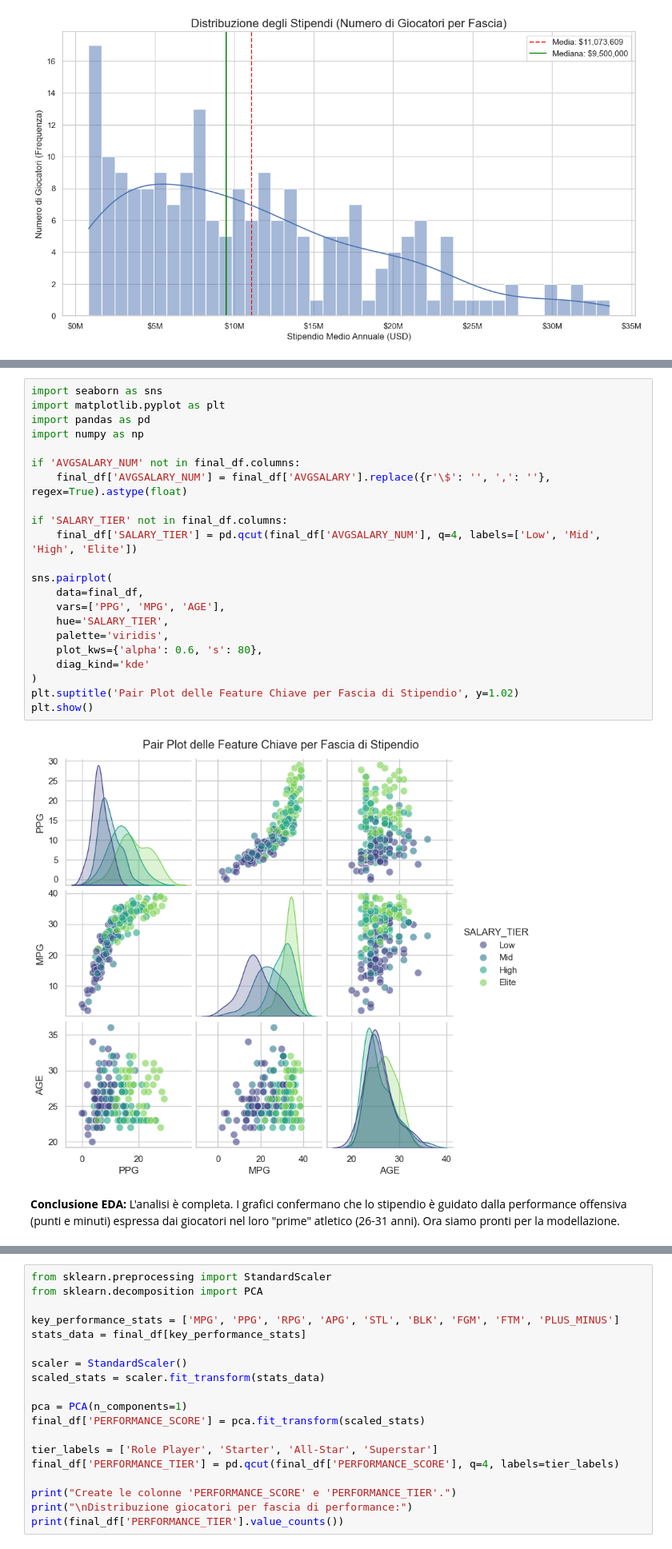
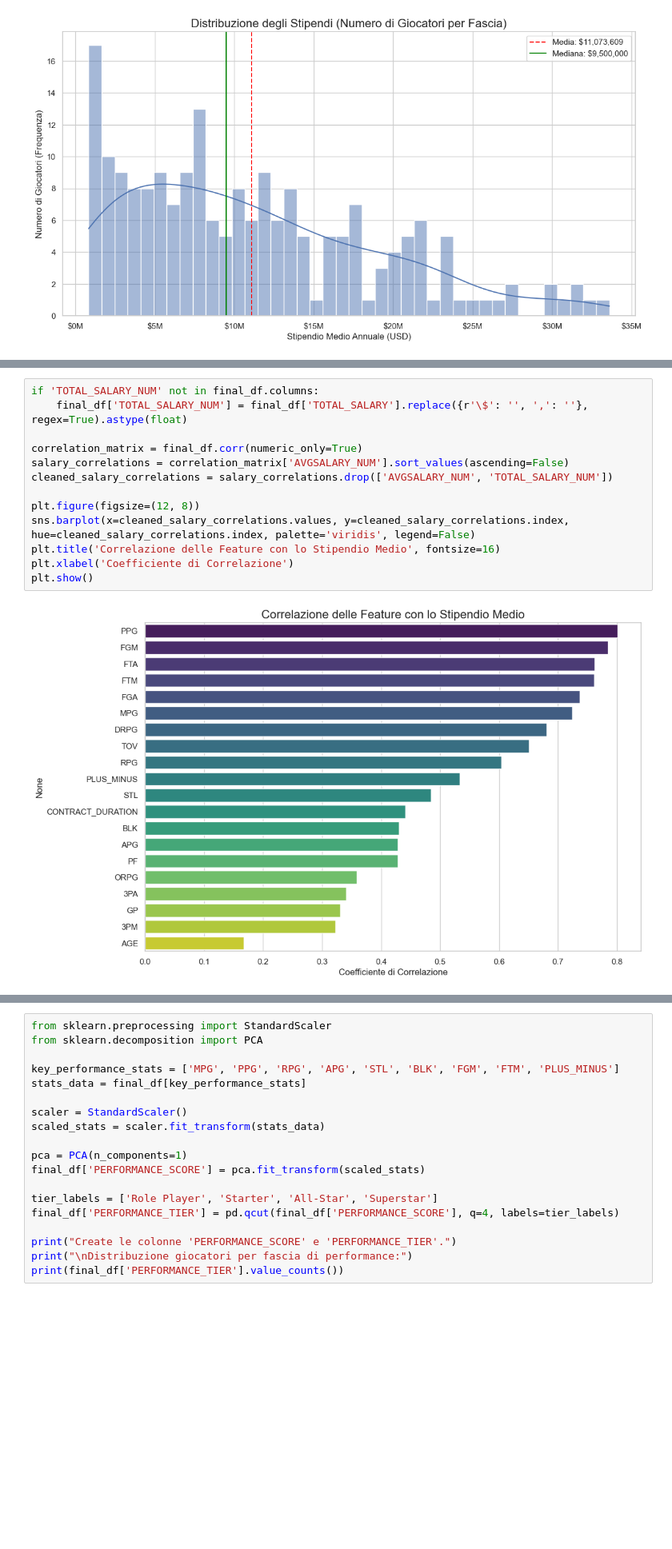
Before and after one commit to alessiobifulco/NBA-Salary-Prediction, a Jupyter notebook: notebook/project.ipynb, the cells around one changed output, grey strips where cells are left out. Shown at 80% size. Drawn from its saved outputs; the diff is of its cells as text; blank space fills up the shorter version.

```diff
--- a/notebook/project.ipynb
+++ b/notebook/project.ipynb
@@ -263,26 +211,15 @@ Useremo un `pairplot` per visualizzare simultaneamente le relazioni e le distrib
-# %%
-import seaborn as sns
-import matplotlib.pyplot as plt
-import pandas as pd
-import numpy as np
-
-if 'AVGSALARY_NUM' not in final_df.columns:
-    final_df['AVGSALARY_NUM'] = final_df['AVGSALARY'].replace({r'\$': '', ',': ''}, regex=True).astype(float)
-
-if 'SALARY_TIER' not in final_df.columns:
-    final_df['SALARY_TIER'] = pd.qcut(final_df['AVGSALARY_NUM'], q=4, labels=['Low', 'Mid', 'High', 'Elite'])
-
-sns.pairplot(
-    data=final_df,
-    vars=['PPG', 'MPG', 'AGE'],
-    hue='SALARY_TIER',
-    palette='viridis',
-    plot_kws={'alpha': 0.6, 's': 80},
-    diag_kind='kde'
-)
-plt.suptitle('Pair Plot delle Feature Chiave per Fascia di Stipendio', y=1.02)
-plt.show()
-# %% [output]
-[figure, removed]
-# %% [markdown]
-**Conclusione EDA:** L'analisi è completa. I grafici confermano che lo stipendio è guidato dalla performance offensiva (punti e minuti) espressa dai giocatori nel loro "prime" atletico (26-31 anni). Ora siamo pronti per la modellazione.
+# %%
+if 'TOTAL_SALARY_NUM' not in final_df.columns:
+    final_df['TOTAL_SALARY_NUM'] = final_df['TOTAL_SALARY'].replace({r'\$': '', ',': ''}, regex=True).astype(float)
+
+correlation_matrix = final_df.corr(numeric_only=True)
+salary_correlations = correlation_matrix['AVGSALARY_NUM'].sort_values(ascending=False)
+cleaned_salary_correlations = salary_correlations.drop(['AVGSALARY_NUM', 'TOTAL_SALARY_NUM'])
+
+plt.figure(figsize=(12, 8))
+sns.barplot(x=cleaned_salary_correlations.values, y=cleaned_salary_correlations.index, hue=cleaned_salary_correlations.index, palette='viridis', legend=False)
+plt.title('Correlazione delle Feature con lo Stipendio Medio', fontsize=16)
+plt.xlabel('Coefficiente di Correlazione')
+plt.show()
+# %% [output]
+[figure, added]
```
Also changed, not shown: parts of 87 cells of this notebook.
